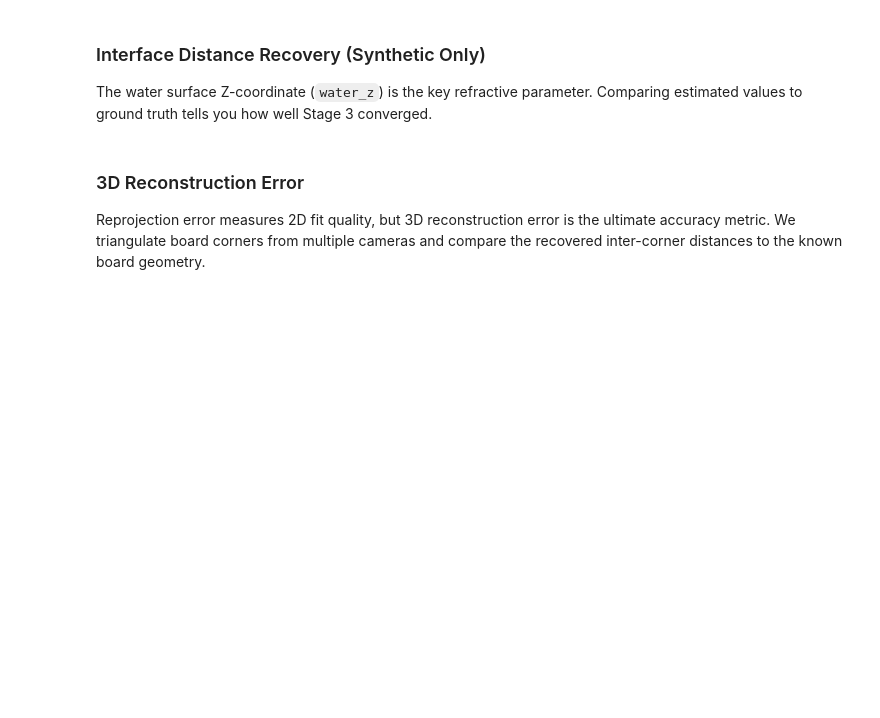
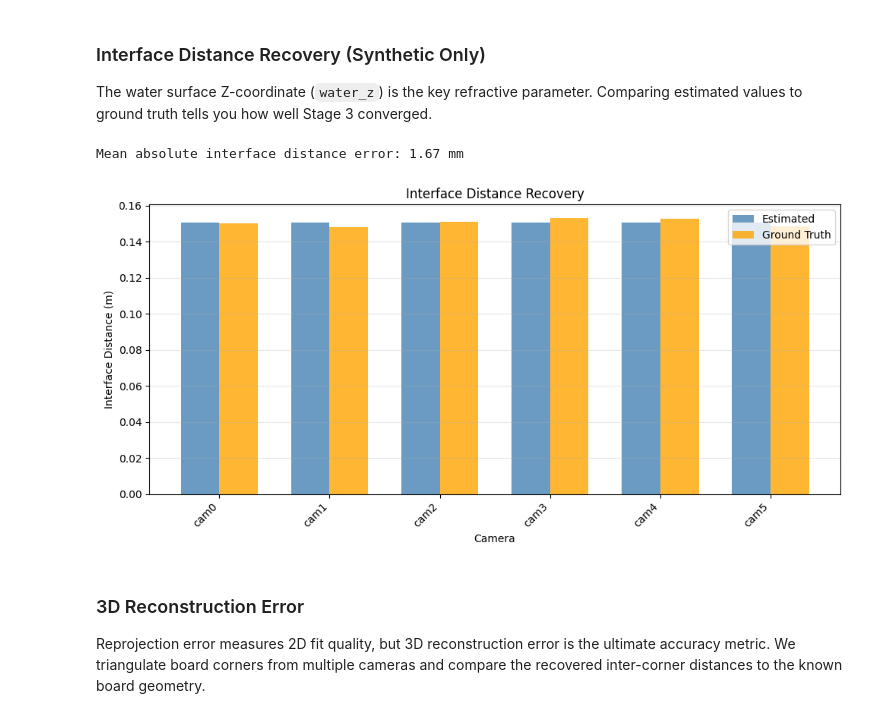
Before and after one commit to tlancaster6/AquaCal, a Jupyter notebook: docs/tutorials/01_full_pipeline.ipynb, the cells around one changed output. Cells and saved outputs as stored; diff of their text form; code cells hidden in the pictures; blank space fills up the shorter version.

```diff
--- a/docs/tutorials/01_full_pipeline.ipynb
+++ b/docs/tutorials/01_full_pipeline.ipynb
@@ -333,33 +272,42 @@ else:
 The water surface Z-coordinate (`water_z`) is the key refractive parameter.
 Comparing estimated values to ground truth tells you how well Stage 3 converged.
 # %%
-if scenario is not None:
-    estimated_distances = [result.cameras[cam].water_z for cam in cam_names_sorted]
-    gt_distances = [scenario.water_zs[cam] for cam in cam_names_sorted]
+def plot_interface_recovery(result, scenario):
+    """Grouped bar chart comparing estimated vs ground-truth water_z."""
+    cam_names = sorted(result.cameras.keys())
+    estimated = [result.cameras[c].water_z for c in cam_names]
+    ground_truth = [scenario.water_zs[c] for c in cam_names]
 
     fig, ax = plt.subplots(figsize=(10, 5))
-    x = np.arange(len(cam_names_sorted))
+    x = np.arange(len(cam_names))
     width = 0.35
 
-    ax.bar(x - width / 2, estimated_distances, width, label='Estimated', color='steelblue', alpha=0.8)
-    ax.bar(x + width / 2, gt_distances, width, label='Ground Truth', color='orange', alpha=0.8)
+    ax.bar(x - width / 2, estimated, width, label='Estimated', color='steelblue', alpha=0.8)
+    ax.bar(x + width / 2, ground_truth, width, label='Ground Truth', color='orange', alpha=0.8)
 
     ax.set_xlabel('Camera')
     ax.set_ylabel('Interface Distance (m)')
     ax.set_title('Interface Distance Recovery')
     ax.set_xticks(x)
-    ax.set_xticklabels(cam_names_sorted, rotation=45, ha='right')
+    ax.set_xticklabels(cam_names, rotation=45, ha='right')
     ax.legend()
     ax.grid(axis='y', alpha=0.3)
-    plt.tight_layout()
+    fig.tight_layout()
+
+    mean_err = np.mean([abs(e - g) for e, g in zip(estimated, ground_truth)])
+    print(f"Mean absolute interface distance error: {mean_err * 1000:.2f} mm")
+    return fig
+
+if scenario is not None:
+    fig = plot_interface_recovery(result, scenario)
     plt.show()
     plt.close()
-
-    mean_err = np.mean([abs(e - g) for e, g in zip(estimated_distances, gt_distances)])
-    print(f"Mean absolute interface distance error: {mean_err * 1000:.2f} mm")
 else:
     print("Skipped — ground truth not available for real data.")
-    print(f"Estimated water_z values are shown in the result summary above.")
+    print("Estimated water_z values are shown in the result summary above.")
+# %% [output]
+Mean absolute interface distance error: 1.67 mm
+[figure, added]
 # %% [markdown]
 ### 3D Reconstruction Error
 
```
Also changed, not shown: parts of 13 cells of this notebook, 16 other files.
